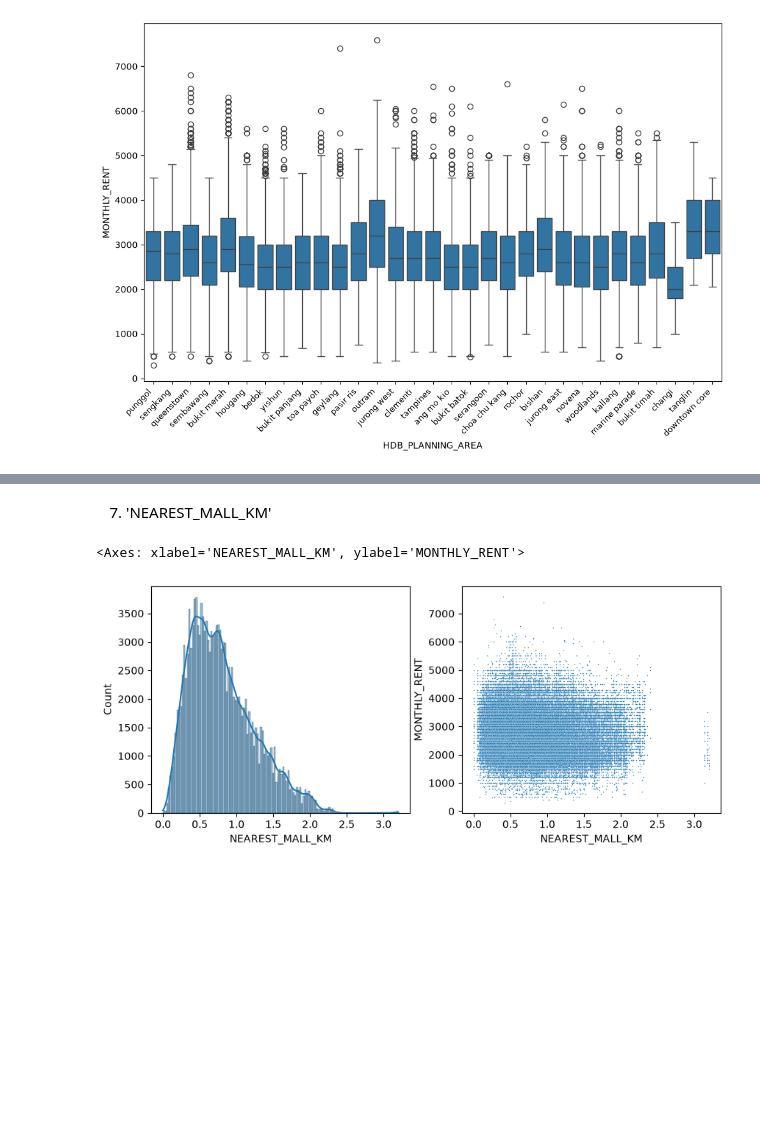
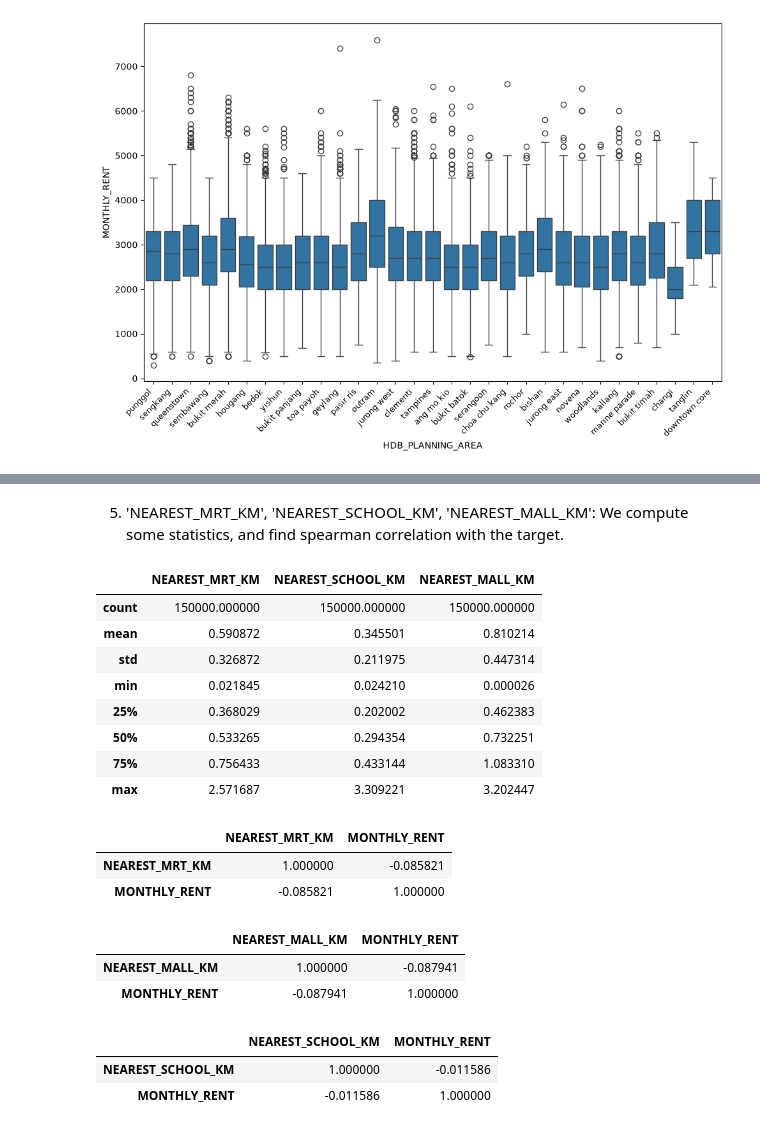
Before and after one commit to MuktaWagle/cs5228_team26, a Jupyter notebook: Add_location_features.ipynb, the cells around one changed output, grey strips where cells are left out. Saved outputs shown, nothing was run; the diff lists cells and outputs as text; code cells hidden in the pictures; blank space fills up the shorter version.

```diff
--- a/Add_location_features.ipynb
+++ b/Add_location_features.ipynb
@@ -394,10 +422,32 @@ sns.scatterplot(data=train_location, x="NEAREST_SCHOOL_KM", y="MONTHLY_RENT", s=
-# %% [markdown]
-7. 'NEAREST_MALL_KM'
-# %%
-mall_dist = train_location["NEAREST_MALL_KM"]
-fig, axes = plt.subplots(1, 2, figsize=(10, 4))
-sns.histplot(data=mall_dist, kde=True, ax=axes[0])
-sns.scatterplot(data=train_location, x="NEAREST_MALL_KM", y="MONTHLY_RENT", s=1, ax=axes[1])
-# %% [output]
-<Axes: xlabel='NEAREST_MALL_KM', ylabel='MONTHLY_RENT'>
-[figure, removed]
+# %% [markdown]
+5. 'NEAREST_MRT_KM', 'NEAREST_SCHOOL_KM', 'NEAREST_MALL_KM': We compute some statistics, and find spearman correlation with the target.
+# %%
+train_location[["NEAREST_MRT_KM", "NEAREST_SCHOOL_KM", "NEAREST_MALL_KM"]].describe()
+# %% [output]
+|  | NEAREST_MRT_KM | NEAREST_SCHOOL_KM | NEAREST_MALL_KM |
+| count | 150000.000000 | 150000.000000 | 150000.000000 |
+| mean | 0.590872 | 0.345501 | 0.810214 |
+| std | 0.326872 | 0.211975 | 0.447314 |
+| min | 0.021845 | 0.024210 | 0.000026 |
+| 25% | 0.368029 | 0.202002 | 0.462383 |
+| 50% | 0.533265 | 0.294354 | 0.732251 |
+| 75% | 0.756433 | 0.433144 | 1.083310 |
+| max | 2.571687 | 3.309221 | 3.202447 |
+# %%
+train_location[["NEAREST_MRT_KM", "MONTHLY_RENT"]].corr(method="spearman")
+# %% [output]
+|  | NEAREST_MRT_KM | MONTHLY_RENT |
+| NEAREST_MRT_KM | 1.000000 | -0.085821 |
+| MONTHLY_RENT | -0.085821 | 1.000000 |
+# %%
+train_location[["NEAREST_MALL_KM", "MONTHLY_RENT"]].corr(method="spearman")
+# %% [output]
+|  | NEAREST_MALL_KM | MONTHLY_RENT |
+| NEAREST_MALL_KM | 1.000000 | -0.087941 |
+| MONTHLY_RENT | -0.087941 | 1.000000 |
+# %%
+train_location[["NEAREST_SCHOOL_KM", "MONTHLY_RENT"]].corr(method="spearman")
+# %% [output]
+|  | NEAREST_SCHOOL_KM | MONTHLY_RENT |
+| NEAREST_SCHOOL_KM | 1.000000 | -0.011586 |
+| MONTHLY_RENT | -0.011586 | 1.000000 |
```
Also changed, not shown: parts of 16 cells of this notebook, 11 other files.
